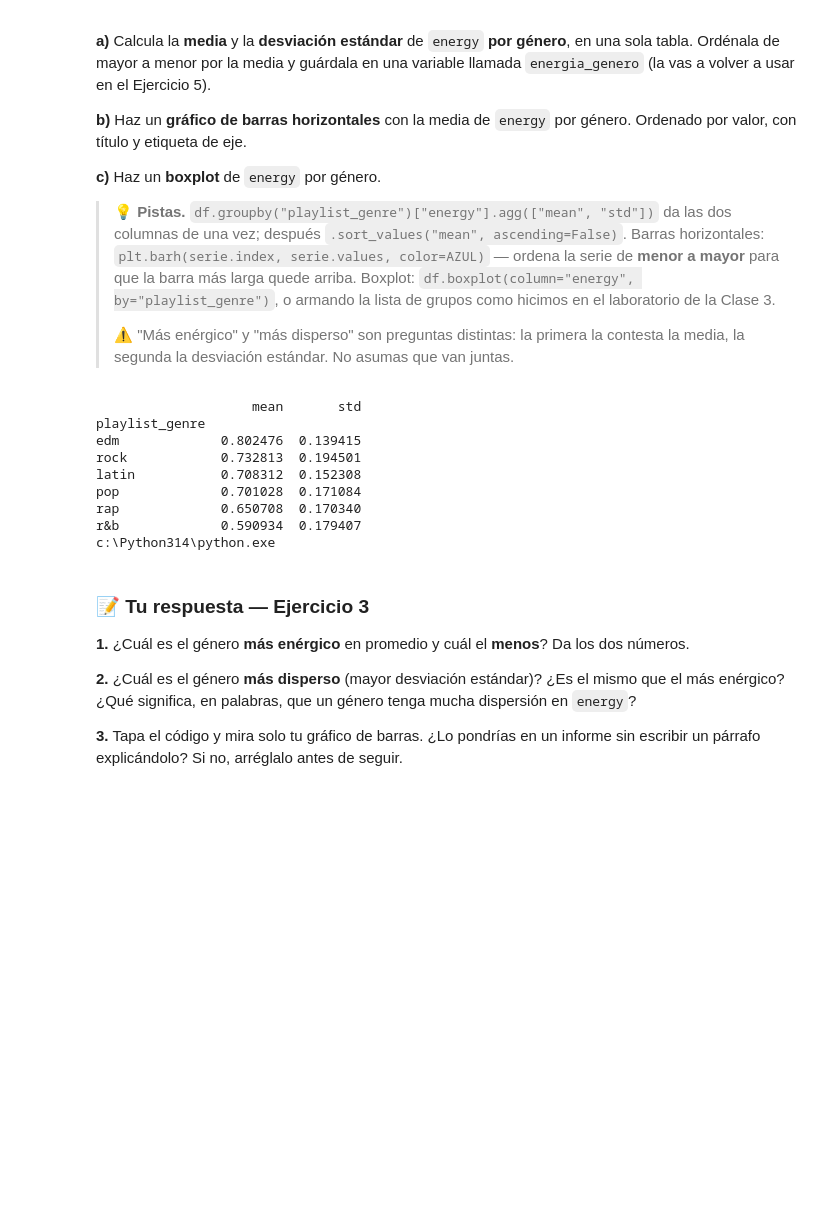
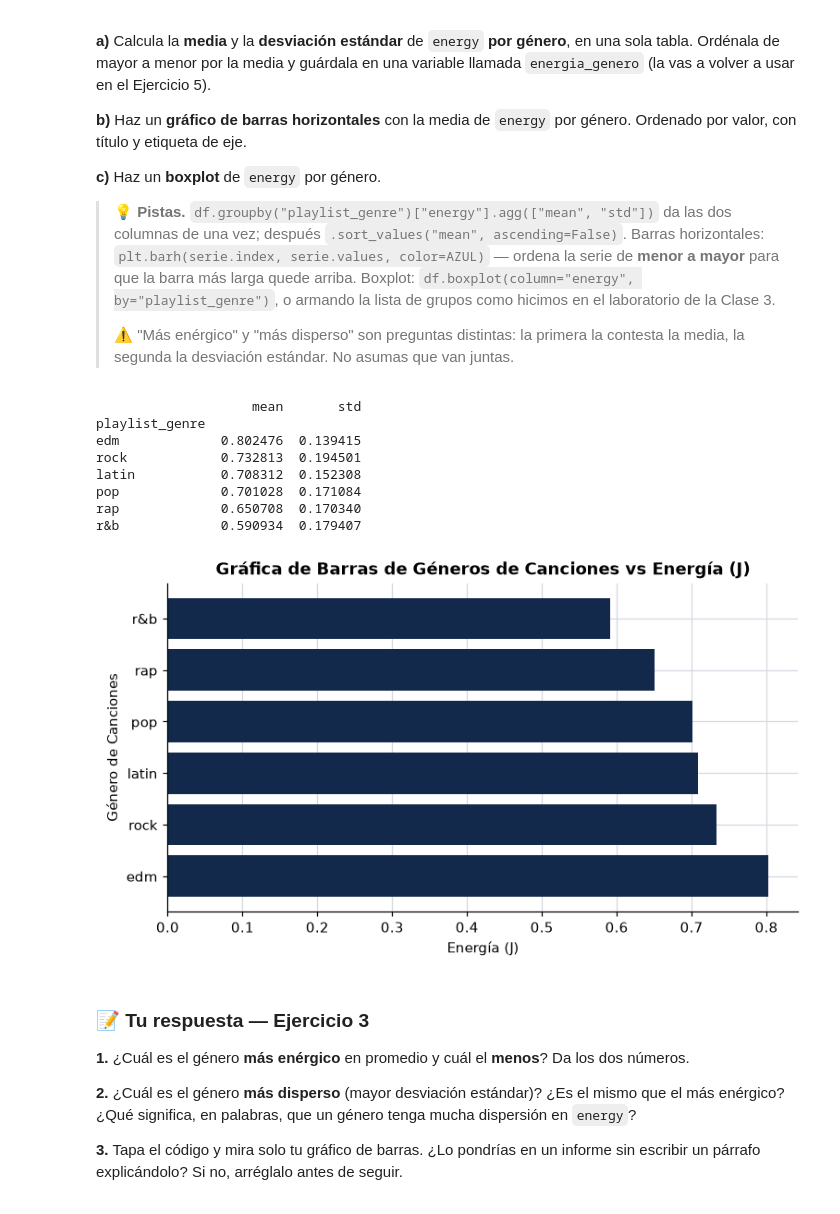
Before and after one commit to JuanpiNavarro/s100-tareas-Analitica-Datos, a Jupyter notebook: S100_PS1_Navarro.ipynb, the cells around one changed output. Cells and saved outputs as stored; diff of their text form; code cells hidden in the pictures; blank space fills up the shorter version.

```diff
--- a/S100_PS1_Navarro.ipynb
+++ b/S100_PS1_Navarro.ipynb
@@ -296,21 +296,26 @@ Ordenado por valor, con título y etiqueta de eje.
 # %%
 # a) Media y desviación de energy por género
 energia_genero = df.groupby("playlist_genre")["energy"].agg(["mean", "std"]).sort_values("mean", ascending=False)
 print(energia_genero)
 
 # b) Gráfico de barras horizontales
+plt.barh(energia_genero.index, energia_genero["mean"], color=AZUL)
+plt.xlabel("Energía (J)")
+plt.ylabel("Género de Canciones")
+plt.title("Gráfica de Barras de Géneros de Canciones vs Energía (J)")
+plt.show()
 
 # c) Boxplot
 # %% [output]
                     mean       std
 playlist_genre
 edm             0.802476  0.139415
 rock            0.732813  0.194501
 latin           0.708312  0.152308
 pop             0.701028  0.171084
 rap             0.650708  0.170340
 r&b             0.590934  0.179407
-c:\Python314\python.exe
+[figure, added]
 # %% [markdown]
 ### 📝 Tu respuesta — Ejercicio 3
 
```
Also changed, not shown: parts of 1 cell of this notebook.
